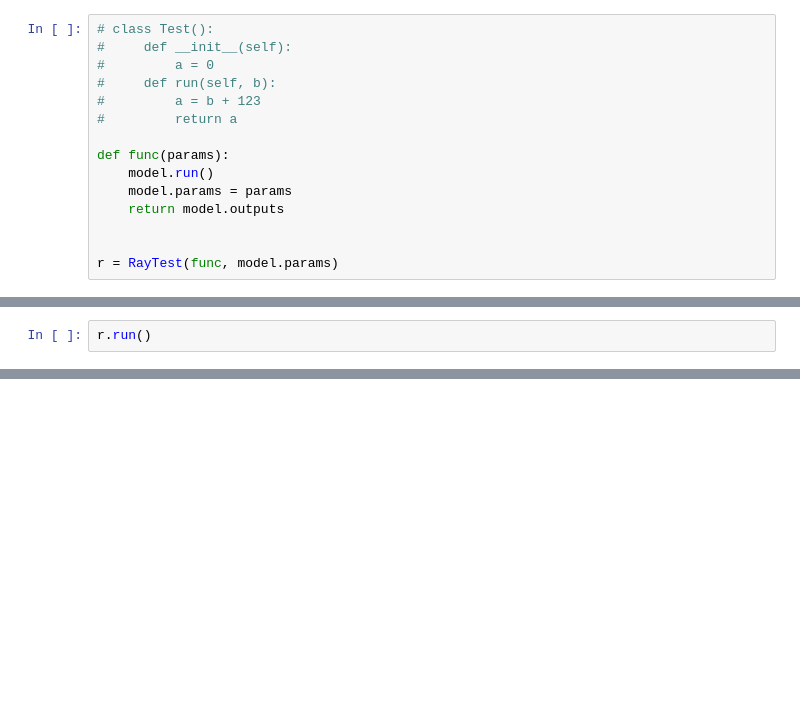
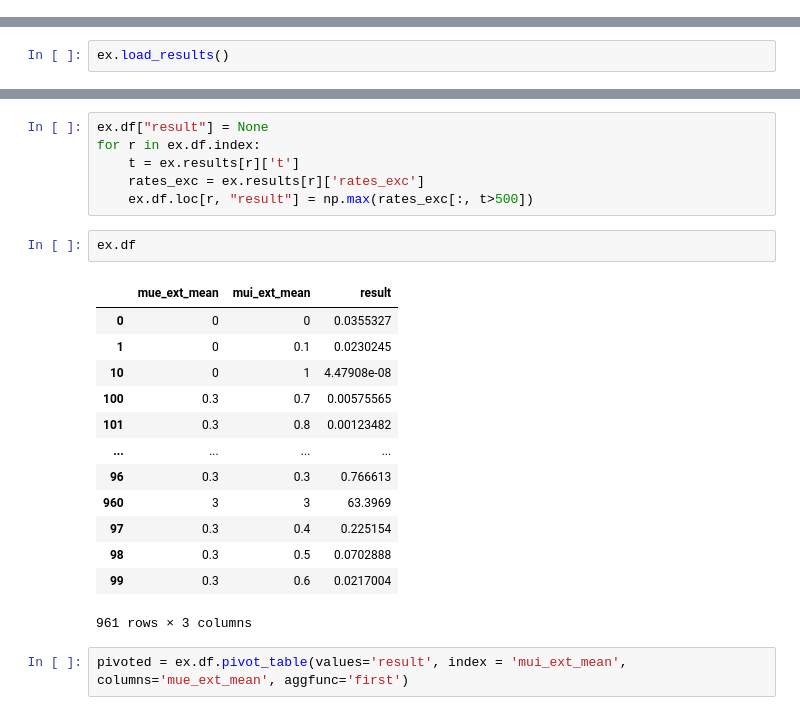
Before and after one commit to caglorithm/mopet, a Jupyter notebook: examples/neurolib_example.ipynb, the cells around one changed output, grey strips where cells are left out. Drawn from its saved outputs; the diff is of its cells as text; blank space fills up the shorter version.

```diff
--- a/examples/neurolib_example.ipynb
+++ b/examples/neurolib_example.ipynb
@@ -136,15 +75,0 @@ from ppet.ppet import RayTest
-# %%
-# class Test():
-#     def __init__(self):
-#         a = 0
-#     def run(self, b):
-#         a = b + 123
-#         return a
-
-def func(params):
-    model.run()
-    model.params = params
-    return model.outputs
-
-
-r = RayTest(func, model.params)
@@ -155,2 +75,0 @@ r = RayTest(func, model.params)
-# %%
-r.run()
@@ -201,0 +76,2 @@ results
+# %%
+ex.load_results()
@@ -201,0 +104,24 @@ results
+# %%
+ex.df["result"] = None
+for r in ex.df.index:
+    t = ex.results[r]['t']
+    rates_exc = ex.results[r]['rates_exc']
+    ex.df.loc[r, "result"] = np.max(rates_exc[:, t>500])
+# %%
+ex.df
+# %% [output]
+|  | mue_ext_mean | mui_ext_mean | result |
+| 0 | 0 | 0 | 0.0355327 |
+| 1 | 0 | 0.1 | 0.0230245 |
+| 10 | 0 | 1 | 4.47908e-08 |
+| 100 | 0.3 | 0.7 | 0.00575565 |
+| 101 | 0.3 | 0.8 | 0.00123482 |
+| ... | ... | ... | ... |
+| 96 | 0.3 | 0.3 | 0.766613 |
+| 960 | 3 | 3 | 63.3969 |
+| 97 | 0.3 | 0.4 | 0.225154 |
+| 98 | 0.3 | 0.5 | 0.0702888 |
+| 99 | 0.3 | 0.6 | 0.0217004 |
+961 rows × 3 columns
+# %%
+pivoted = ex.df.pivot_table(values='result', index = 'mui_ext_mean', columns='mue_ext_mean', aggfunc='first')
```
Also changed, not shown: parts of 18 cells of this notebook, 3 other files.
